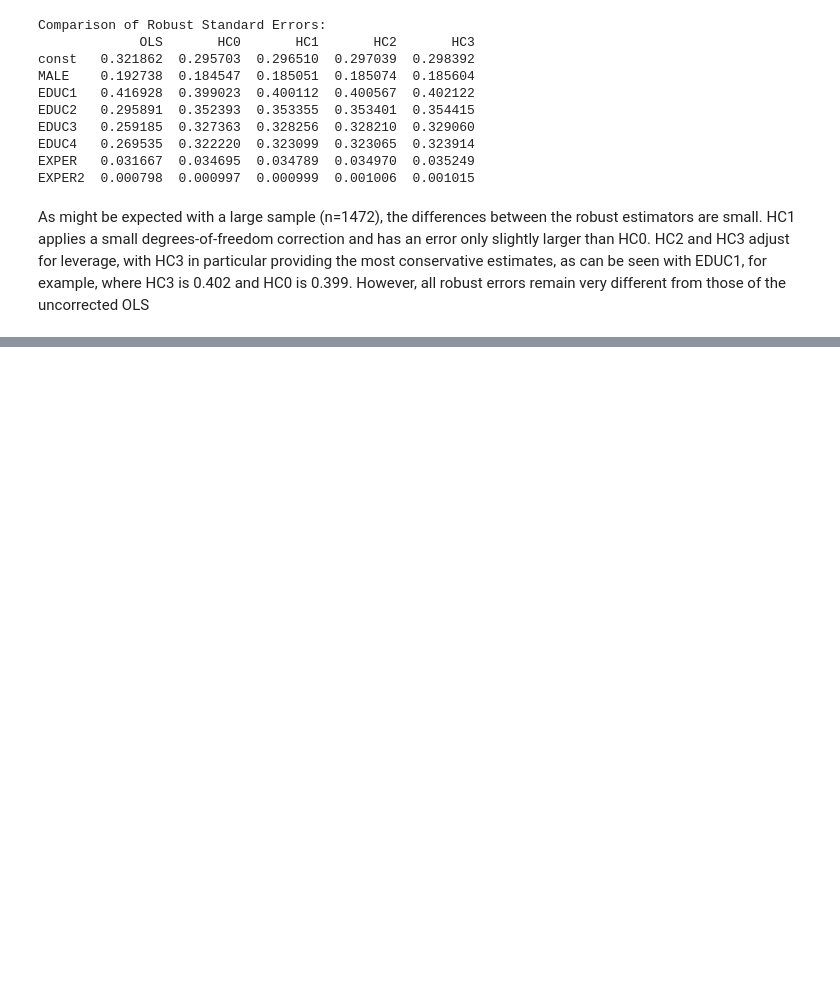
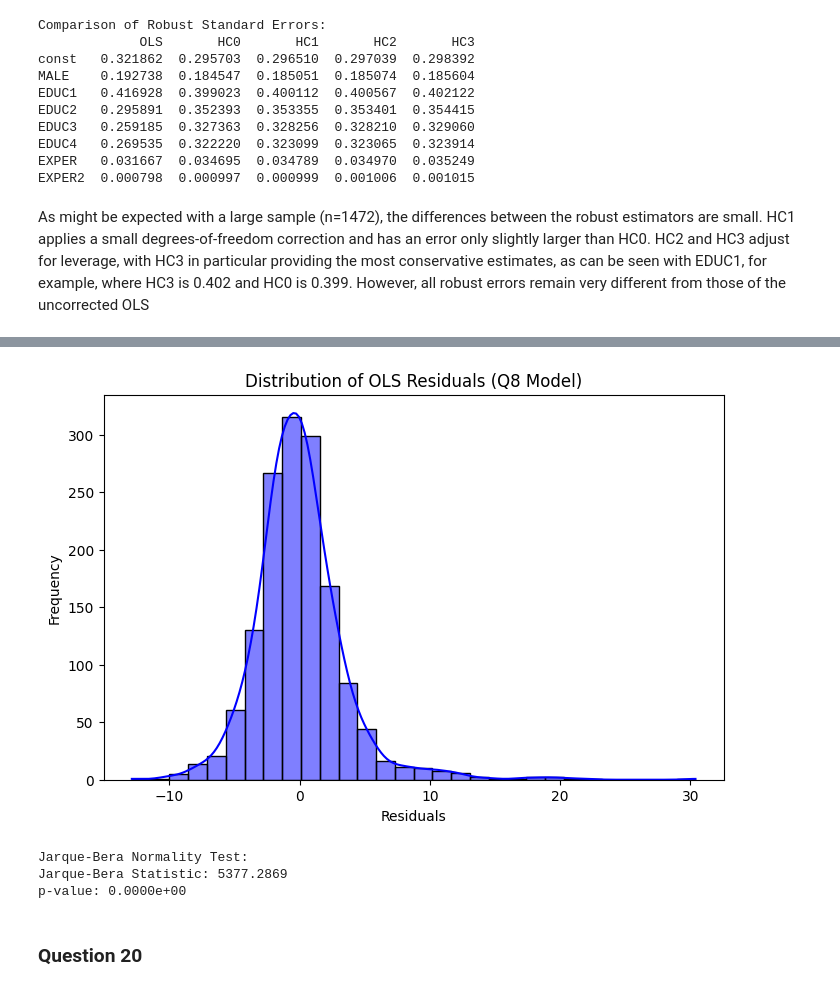
Before and after one commit to tristan-bailly/Econometrics_HW1, a Jupyter notebook: Homework_1_DSBA.ipynb, the cells around one changed output, grey strips where cells are left out. Drawn from its saved outputs; the diff is of its cells as text; code cells hidden in the pictures; blank space fills up the shorter version.

```diff
--- a/Homework_1_DSBA.ipynb
+++ b/Homework_1_DSBA.ipynb
@@ -499,0 +532,29 @@ As might be expected with a large sample (n=1472), the differences between the r
+# %%
+import seaborn as sns
+import matplotlib.pyplot as plt
+import scipy.stats as stats
+
+# Extract residuals from the reference model (Q8)
+residuals = model_ols_q8.resid
+
+# Plot the distribution of residuals
+plt.figure(figsize=(8, 5))
+sns.histplot(residuals, kde=True, bins=30, color='blue')
+plt.title('Distribution of OLS Residuals (Q8 Model)')
+plt.xlabel('Residuals')
+plt.ylabel('Frequency')
+plt.show()
+
+# Jarque-Bera test for normality
+jb_stat, jb_pvalue = stats.jarque_bera(residuals)
+
+print("Jarque-Bera Normality Test:")
+print(f"Jarque-Bera Statistic: {jb_stat:.4f}")
+print(f"p-value: {jb_pvalue:.4e}")
+# %% [output]
+[figure, added]
+Jarque-Bera Normality Test:
+Jarque-Bera Statistic: 5377.2869
+p-value: 0.0000e+00
+# %% [markdown]
+### Question 20
```
Also changed, not shown: parts of 6 cells of this notebook.
